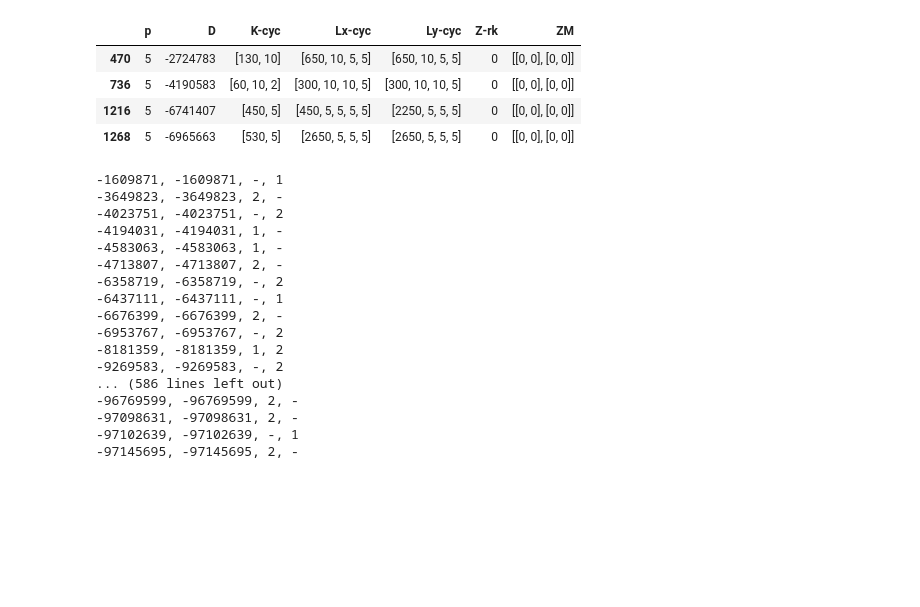
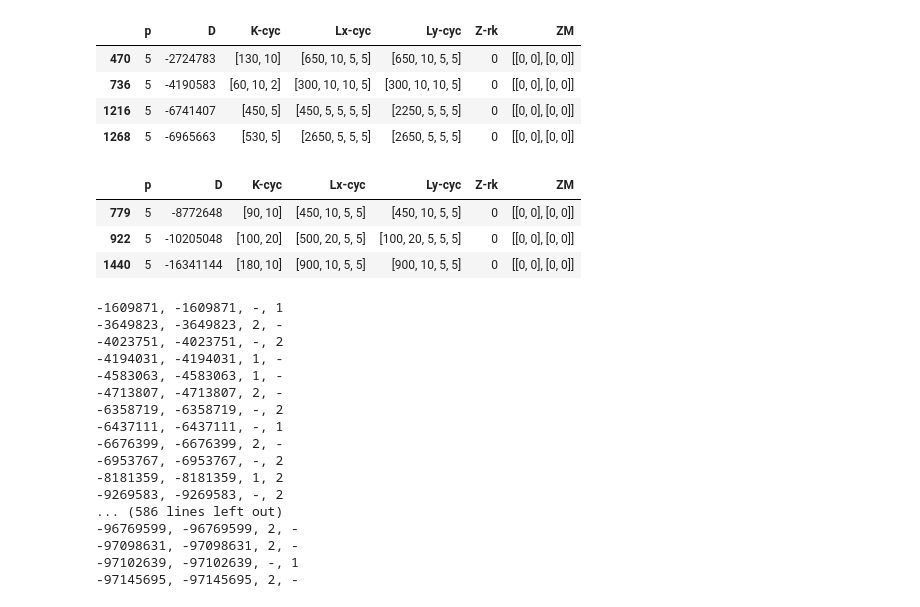
Before and after one commit to ericahlqvist/massey, a Jupyter notebook: explore-results.ipynb, the cells around one changed output. Drawn from its saved outputs; the diff is of its cells as text; code cells hidden in the pictures; blank space fills up the shorter version.

```diff
--- a/explore-results.ipynb
+++ b/explore-results.ipynb
@@ -12,6 +12,7 @@ data3_8 = pd.read_json("./output/3_8mod16.json")
 data5_3 = pd.read_json("./output/5_3mod8.json")
 data5_4 = pd.read_json("./output/5_4mod16.json")
 data5_7 = pd.read_json("./output/5_7mod8.json")
+data5_8 = pd.read_json("./output/5_8mod16.json")
 
 data7_7 = pd.read_json("./output/7_7mod8.json")
 # %% [markdown]
@@ -57,6 +58,13 @@ data5_7[data5_7["Z-rk"]=="0"]
 | 736 | 5 | -4190583 | [60, 10, 2] | [300, 10, 10, 5] | [300, 10, 10, 5] | 0 | [[0, 0], [0, 0]] |
 | 1216 | 5 | -6741407 | [450, 5] | [450, 5, 5, 5, 5] | [2250, 5, 5, 5] | 0 | [[0, 0], [0, 0]] |
 | 1268 | 5 | -6965663 | [530, 5] | [2650, 5, 5, 5] | [2650, 5, 5, 5] | 0 | [[0, 0], [0, 0]] |
+# %%
+data5_8[data5_8["Z-rk"]=="0"]
+# %% [output]
+|  | p | D | K-cyc | Lx-cyc | Ly-cyc | Z-rk | ZM |
+| 779 | 5 | -8772648 | [90, 10] | [450, 10, 5, 5] | [450, 10, 5, 5] | 0 | [[0, 0], [0, 0]] |
+| 922 | 5 | -10205048 | [100, 20] | [500, 20, 5, 5] | [100, 20, 5, 5, 5] | 0 | [[0, 0], [0, 0]] |
+| 1440 | 5 | -16341144 | [180, 10] | [900, 10, 5, 5] | [900, 10, 5, 5] | 0 | [[0, 0], [0, 0]] |
 # %%
 def check_p_rank (K_cyc, p):
     nr = 0
```
Also changed, not shown: 1 other file.
